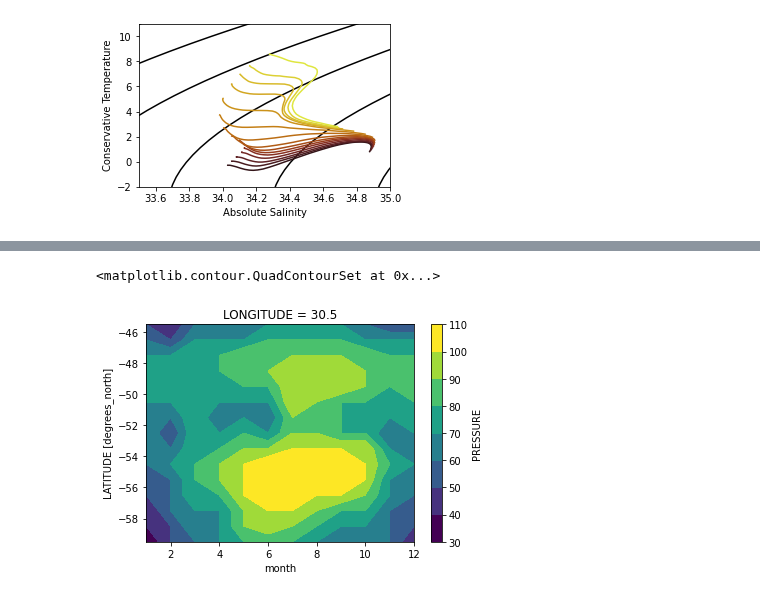
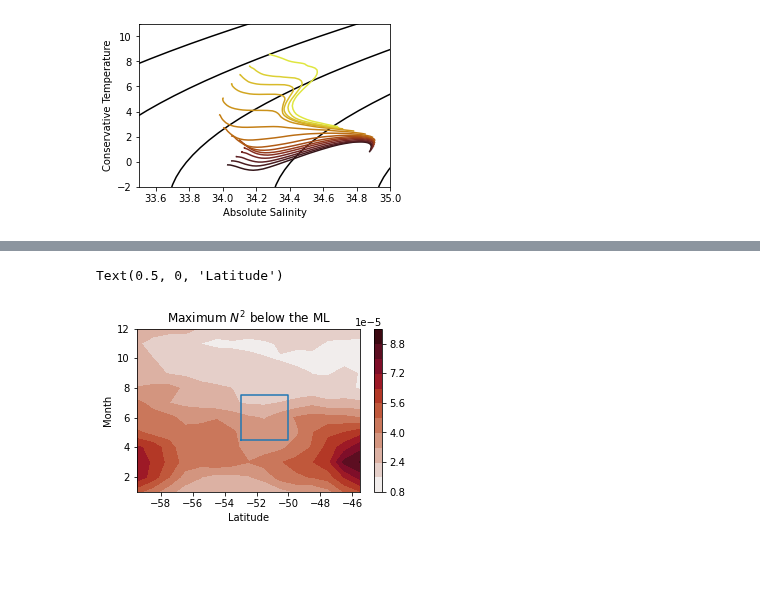
Before and after one commit to dhruvbalwada/sogos, a Jupyter notebook: notebooks/10_4_regional_hydrography.ipynb, the cells around one changed output, grey strips where cells are left out. Cells and saved outputs as stored; diff of their text form; code cells hidden in the pictures; blank space fills up the shorter version.

```diff
--- a/notebooks/10_4_regional_hydrography.ipynb
+++ b/notebooks/10_4_regional_hydrography.ipynb
@@ -134,11 +135,6 @@ delta_dens = RG_clim.SIGMA0 - RG_clim.SIGMA0.isel(PRESSURE=0)
 # %%
 temp = delta_dens.where(delta_dens>=0.03)
 MLD = temp.PRESSURE.where(temp == temp.min('PRESSURE')).min('PRESSURE')
-# %%
-MLD.plot.contourf(levels=10)
-# %% [output]
-<matplotlib.contour.QuadContourSet at 0x...>
-[figure, removed]
 # %%
 N2_mean = np.zeros((15,12))
 
@@ -148,6 +144,17 @@ for i in range(0,12):
                                           ).mean('PRESSURE')
 
 #N2_mean = xr.DataArray(N2_mean, coords = {N2_clim_monthly)
+# %%
+plt.figure(figsize=(5,3))
+N2_clim_monthly.max('PRESSURE').plot.contourf(y='month',levels=13,
+                                              cmap=cmocean.cm.amp)
+plt.plot([-53,-53,-50,-50,-53], [4.5,7.5,7.5,4.5,4.5])
+plt.title('Maximum $N^2$ below the ML')
+plt.ylabel('Month')
+plt.xlabel('Latitude')
+# %% [output]
+Text(0.5, 0, 'Latitude')
+[figure, added]
 # %%
 plt.figure(figsize=(5,3))
 N2_clim_monthly.max('PRESSURE').plot.contourf(y='month',levels=13,
```
Also changed, not shown: parts of 20 cells of this notebook, 3 other files.
